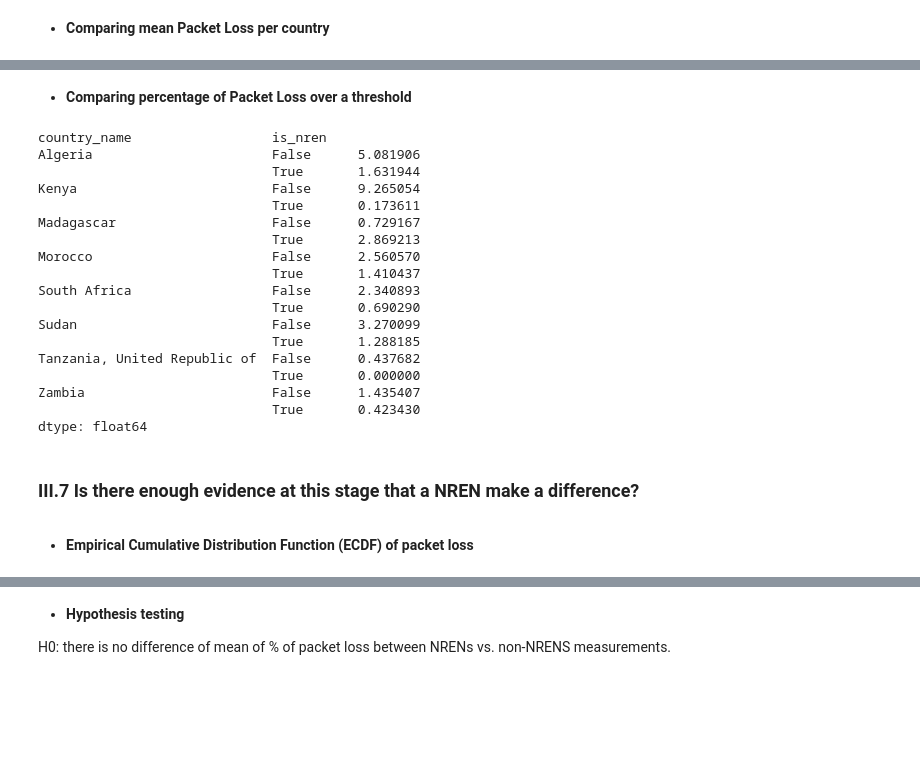
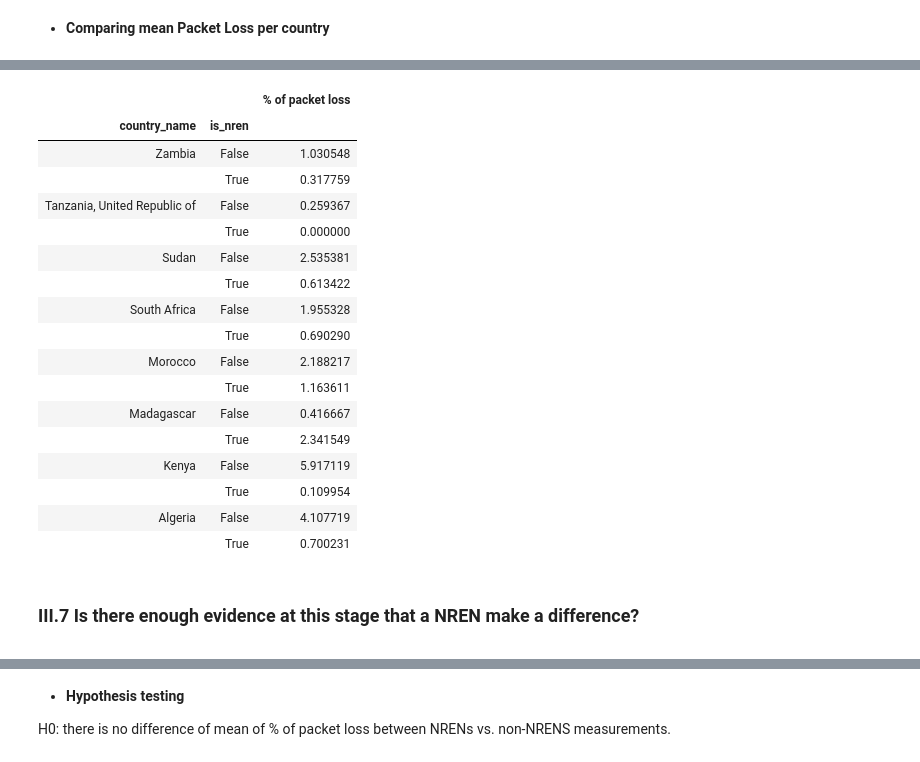
Before and after one commit to franckalbinet/latency-internet-africa, a Jupyter notebook: latency-internet-africa.ipynb, the cells around one changed output, grey strips where cells are left out. Saved outputs shown, nothing was run; the diff lists cells and outputs as text; code cells hidden in the pictures; blank space fills up the shorter version.

```diff
--- a/latency-internet-africa.ipynb
+++ b/latency-internet-africa.ipynb
@@ -624,0 +569,3 @@ data.groupby('country_name')\
+# %%
+def perc_loss(df):
+    return 100 * sum(df['packets_lost']) / sum(df['nb_packets'])
@@ -880,28 +820,27 @@ data_nren.groupby(['country_name', 'is_nren'])\
-# %% [markdown]
-* **Comparing percentage of Packet Loss over a threshold**
-# %%
-data_nren.groupby(['country_name', 'is_nren']).apply(percent_over_threshold, column='packet_loss', threshold=THRESHOLD)
-# %% [output]
-country_name                  is_nren
-Algeria                       False      5.081906
-                              True       1.631944
-Kenya                         False      9.265054
-                              True       0.173611
-Madagascar                    False      0.729167
-                              True       2.869213
-Morocco                       False      2.560570
-                              True       1.410437
-South Africa                  False      2.340893
-                              True       0.690290
-Sudan                         False      3.270099
-                              True       1.288185
-Tanzania, United Republic of  False      0.437682
-                              True       0.000000
-Zambia                        False      1.435407
-                              True       0.423430
-dtype: float64
+# %%
+data_nren_valid.groupby(['country_name', 'is_nren'])\
+                            .apply(perc_loss)\
+                            .to_frame(name='% of packet loss')\
+                            .sort_values(by='country_name', ascending=False)
+# %% [output]
+|  |  | % of packet loss |
+| country_name | is_nren |  |
+| Zambia | False | 1.030548 |
+|  | True | 0.317759 |
+| Tanzania, United Republic of | False | 0.259367 |
+|  | True | 0.000000 |
+| Sudan | False | 2.535381 |
+|  | True | 0.613422 |
+| South Africa | False | 1.955328 |
+|  | True | 0.690290 |
+| Morocco | False | 2.188217 |
+|  | True | 1.163611 |
+| Madagascar | False | 0.416667 |
+|  | True | 2.341549 |
+| Kenya | False | 5.917119 |
+|  | True | 0.109954 |
+| Algeria | False | 4.107719 |
+|  | True | 0.700231 |
 # %% [markdown]
 ### III.7 Is there enough evidence at this stage that a NREN make a difference?
 <a id='evidence'></a>
-# %% [markdown]
-* **Empirical Cumulative Distribution Function (ECDF) of packet loss**
```
Also changed, not shown: parts of 43 cells of this notebook, 7 other files.
